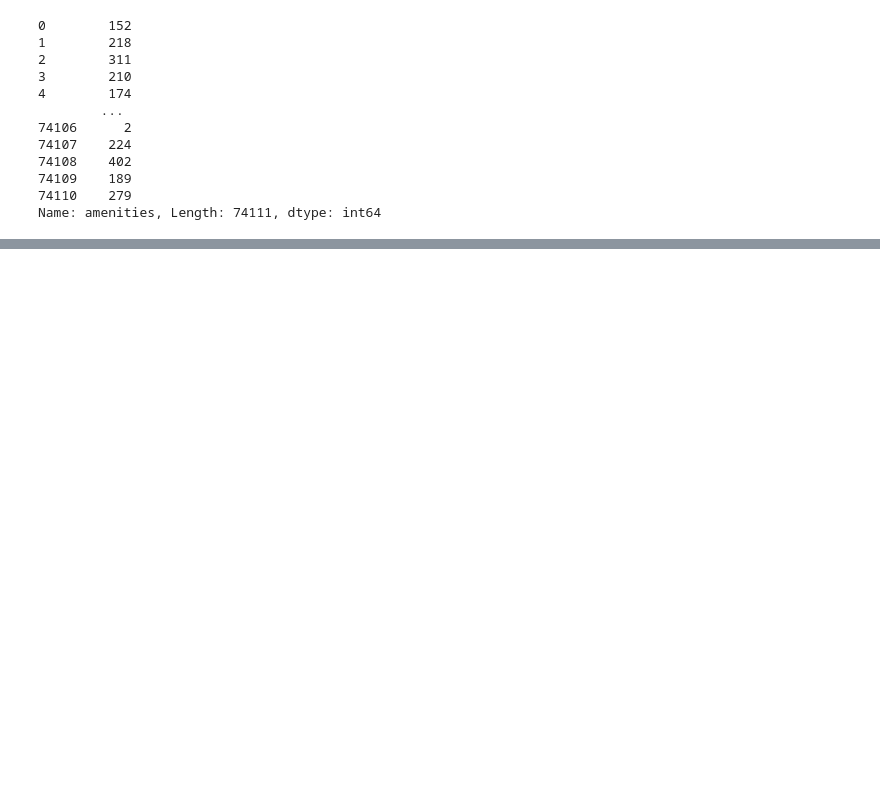
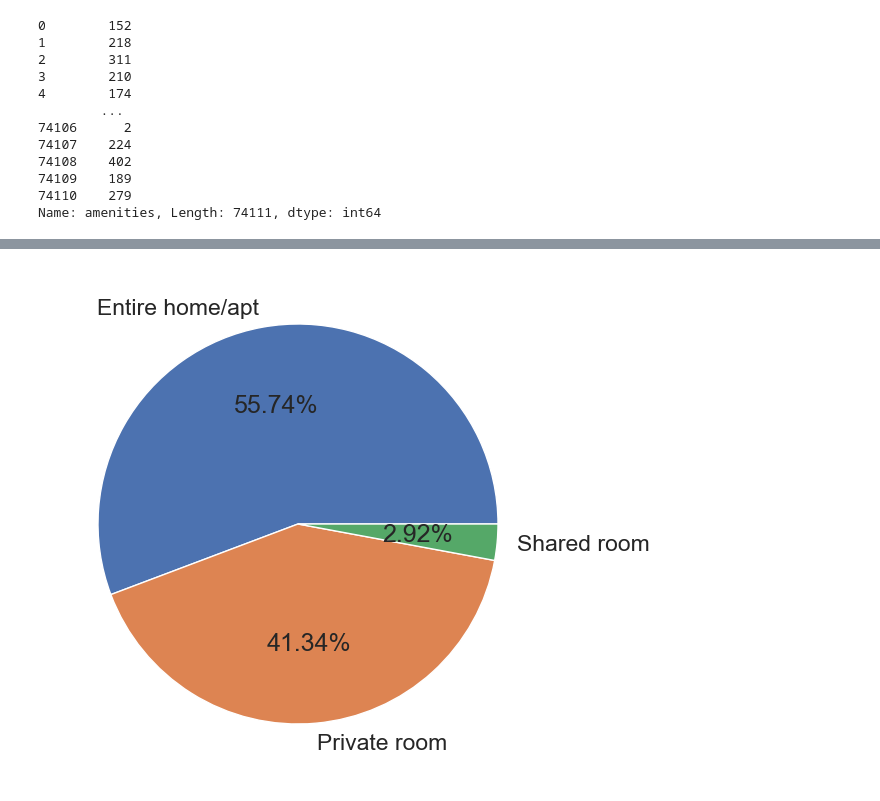
Before and after one commit to praj2408/AirBnb-Price-Prediction-MLOps-Project, a Jupyter notebook: notebooks/Exploratory Data Analysis.ipynb, the cells around one changed output, grey strips where cells are left out. Saved outputs shown, nothing was run; the diff lists cells and outputs as text; code cells hidden in the pictures; blank space fills up the shorter version.

```diff
--- a/notebooks/Exploratory Data Analysis.ipynb
+++ b/notebooks/Exploratory Data Analysis.ipynb
@@ -309,0 +314,10 @@ df.columns[df.columns="object"]
+# %%
+def plot_piechart(h):
+    sns.set(font_scale=1.5)
+    fig = plt.figure(figsize=(5,5))
+    ax = fig.add_axes([0,0,1,1])
+    ax.axis('equal')
+    langs = list(df[h].unique())
+    students =list(df[h].value_counts())
+    ax.pie(students, labels = langs,autopct='%1.2f%%')
+    plt.show()
@@ -309,0 +344,4 @@ df.columns[df.columns="object"]
+# %%
+plot_piechart("room_type")
+# %% [output]
+[figure, added]
```
Also changed, not shown: parts of 26 cells of this notebook.
